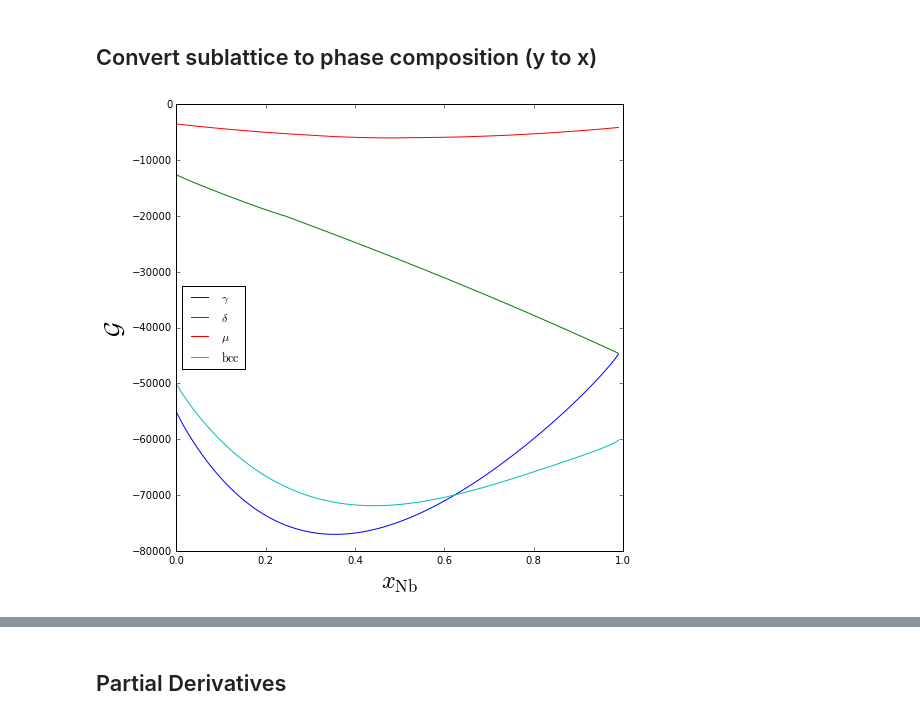
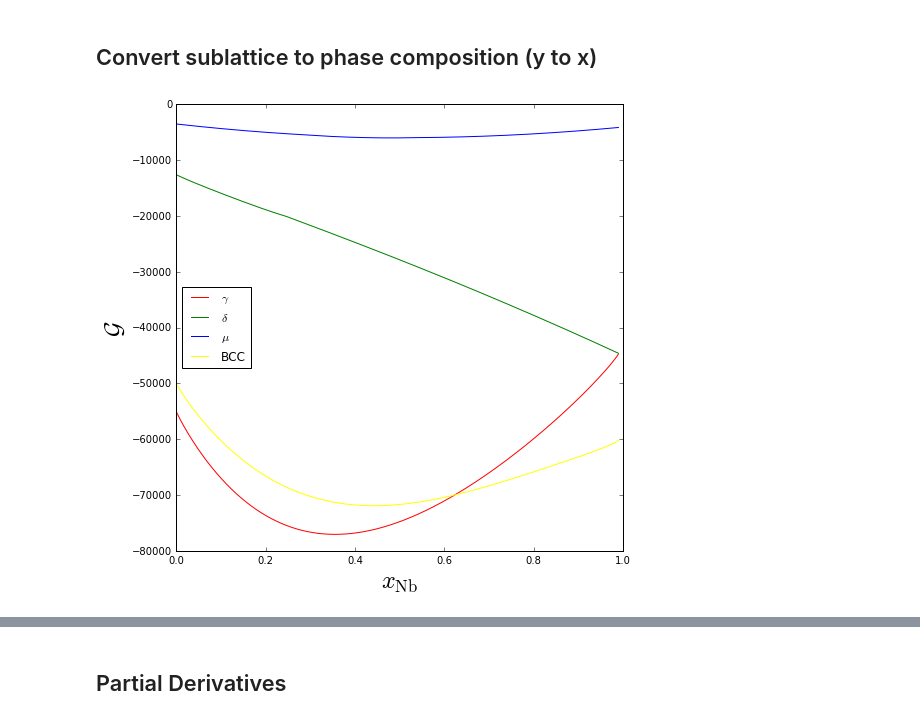
Before and after one commit to usnistgov/phasefield-precipitate-aging, a Jupyter notebook: CALPHAD_qhull.ipynb, the cells around one changed output, grey strips where cells are left out. Drawn from its saved outputs; the diff is of its cells as text; code cells hidden in the pictures.

Commit message:
simplified (generalized) plotting

```diff
--- a/CALPHAD_qhull.ipynb
+++ b/CALPHAD_qhull.ipynb
@@ -33,10 +33,10 @@ from ipywidgets import FloatProgress
 from IPython.display import display
 
 # Constants
-seventh = 13.0/7
-third = 13.0/3
-quarter = 3.0/4
-rt32 = np.sqrt(3.0)/2
+frac13by7 = 13.0/7
+frac13by3 = 13.0/3
+frac3by4 = 3.0/4
+rt3by2 = np.sqrt(3.0)/2
 epsilon = 1e-8 # tolerance for comparing floating-point numbers to zero
 temp = 870.0 + 273.15 # 1143 Kelvin
 #temp = 500.0 + 273.15 # kelvin
@@ -99,16 +99,16 @@ g_delta = g_delta.subs({DELTA0NI: 1,
                         DELTA0NB: 0,
                         DELTA1MO: 4*DELTA_XMO,
                         DELTA1NB: 4*DELTA_XNB,
-                        DELTA1NI: 4*(DELTA_XNI-quarter),
+                        DELTA1NI: 4*(DELTA_XNI-frac3by4),
                         T: temp})
 
 # Substitution made possible by setting y3_Mo=y4_Mo
 g_mu = g_mu.subs({MU_PHASE0NI: 1,
-                  MU_PHASE1NB: 1 - seventh*MU_XMO,
-                  MU_PHASE1MO: seventh*MU_XMO,
-                  MU_PHASE2MO: seventh*MU_XMO,
-                  MU_PHASE2NB: 3 - seventh*MU_XMO - third*MU_XNI,
-                  MU_PHASE2NI: third*MU_XNI - 2,
+                  MU_PHASE1NB: 1 - frac13by7*MU_XMO,
+                  MU_PHASE1MO: frac13by7*MU_XMO,
+                  MU_PHASE2MO: frac13by7*MU_XMO,
+                  MU_PHASE2NB: 3 - frac13by7*MU_XMO - frac13by3*MU_XNI,
+                  MU_PHASE2NI: frac13by3*MU_XNI - 2,
                   T: temp})
 
 g_bcc = g_bcc.subs({BCC_A20MO: BCC_XMO,
@@ -123,35 +123,30 @@ Gd = lambdify((DELTA_XMO, DELTA_XNB, DELTA_XNI), g_delta, modules='numpy')
 Gu = lambdify((MU_XMO, MU_XNB, MU_XNI), g_mu, modules='numpy')
 Gb = lambdify((BCC_XMO, BCC_XNB, BCC_XNI), g_bcc, modules='numpy')
 # %%
-# plot Gibbs energy curves for fixed x_Mo = 1%
+labels = [r'$\gamma$', r'$\delta$', r'$\mu$', 'BCC']
+colors = ['red', 'green','blue', 'yellow']
+
+# plot Gibbs energy curves for fixed x_Mo = 1% to check mu stability
 if True:
     xmo = 0.01
-    GX = []
-    GY = []
-    DX = []
-    DY = []
-    UX = []
-    UY = []
-    BX = []
-    BY = []
+    X = []
+    G = [[],[],[],[]]
 
     for xnb in np.linspace(epsilon,1,1001):
         xni = 1-xmo-xnb
         if xni+epsilon>0:
-            UX.append(xnb)
-            GY.append(Gg(xmo,xnb,xni))
-            DY.append(Gd(xmo,xnb,xni))
-            UY.append(Gu(xmo,xnb,xni))
-            BY.append(Gb(xmo,xnb,xni))
+            X.append(xnb)
+            G[0].append(Gg(xmo,xnb,xni))
+            G[1].append(Gd(xmo,xnb,xni))
+            G[2].append(Gu(xmo,xnb,xni))
+            G[3].append(Gb(xmo,xnb,xni))
 
     plt.figure(figsize=(8, 8))
     plt.xlabel(r'$x_\mathrm{Nb}$', fontsize=24)
     plt.ylabel(r'$\mathcal{G}$', fontsize=24)
-    plt.plot(UX, GY, label=r'$\gamma$')
-    plt.plot(UX, DY, label=r'$\delta$')
-    plt.plot(UX, UY, label=r'$\mu$')
-    plt.plot(UX, BY, label=r'$\mathrm{bcc}$')
+    for i in range(len(labels)):
+        plt.plot(X, G[i], color=colors[i], label=labels[i])
     plt.legend(loc='best')
 # %% [output]
-[figure, old version]
+[figure, new version]
 # %%
```
Also changed, not shown: parts of 5 cells of this notebook.
